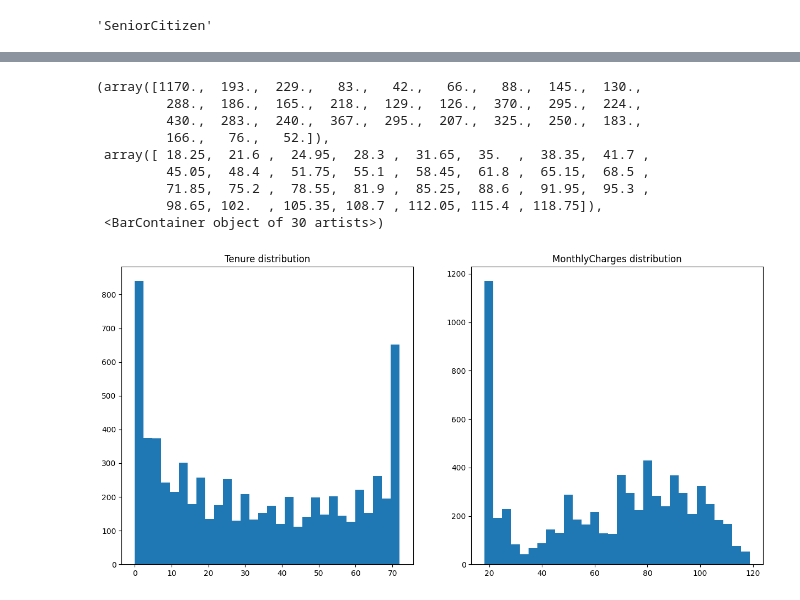
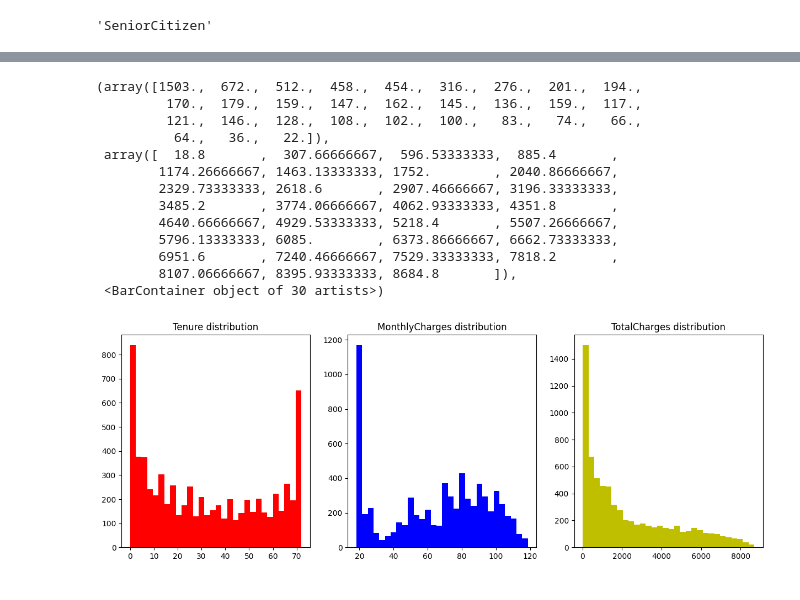
Before and after one commit to cakethehuman/Project-for-linkedin, a Jupyter notebook: Churn/Churn_predict.ipynb, the cells around one changed output, grey strips where cells are left out. Drawn from its saved outputs; the diff is of its cells as text; code cells hidden in the pictures.

```diff
--- a/Churn/Churn_predict.ipynb
+++ b/Churn/Churn_predict.ipynb
@@ -64,6 +64,10 @@ Data columns (total 20 columns):
  19  Churn             7043 non-null   object
 dtypes: float64(1), int64(2), object(17)
 memory usage: 1.1+ MB
+# %%
+df['TotalCharges'] = df['TotalCharges'][ df['TotalCharges'] != ' ']
+# %%
+df['TotalCharges'] = df['TotalCharges'].astype(float)
 # %% [markdown]
 # **2.1 Inspecting for missing values and duplicates**
 ---
@@ -154,23 +158,32 @@ Numeric columns  : ['tenure', 'MonthlyCharges']
 # %%
-plt.figure(figsize=(15,7))
+plt.figure(figsize=(15,5))
 
-plt.subplot(1,2, 1)
+plt.subplot(1,3, 1)
 plt.title("Tenure distribution")
-plt.hist(df[num_cols[0]], bins = 30)
+plt.hist(df[num_cols[0]], bins = 30, color= 'r')
 
 
-plt.subplot(1,2, 2)
+plt.subplot(1,3, 2)
 plt.title('MonthlyCharges distribution')
-plt.hist(df[num_cols[1]], bins = 30)
+plt.hist(df[num_cols[1]], bins = 30, color= 'b')
+
+
+plt.subplot(1,3, 3)
+plt.title('TotalCharges distribution')
+plt.hist(df[num_cols[2]], bins = 30, color= 'y')
 # %% [output]
-(array([1170.,  193.,  229.,   83.,   42.,   66.,   88.,  145.,  130.,
-         288.,  186.,  165.,  218.,  129.,  126.,  370.,  295.,  224.,
-         430.,  283.,  240.,  367.,  295.,  207.,  325.,  250.,  183.,
-         166.,   76.,   52.]),
- array([ 18.25,  21.6 ,  24.95,  28.3 ,  31.65,  35.  ,  38.35,  41.7 ,
-         45.05,  48.4 ,  51.75,  55.1 ,  58.45,  61.8 ,  65.15,  68.5 ,
-         71.85,  75.2 ,  78.55,  81.9 ,  85.25,  88.6 ,  91.95,  95.3 ,
-         98.65, 102.  , 105.35, 108.7 , 112.05, 115.4 , 118.75]),
+(array([1503.,  672.,  512.,  458.,  454.,  316.,  276.,  201.,  194.,
+         170.,  179.,  159.,  147.,  162.,  145.,  136.,  159.,  117.,
+         121.,  146.,  128.,  108.,  102.,  100.,   83.,   74.,   66.,
+          64.,   36.,   22.]),
+ array([  18.8       ,  307.66666667,  596.53333333,  885.4       ,
+        1174.26666667, 1463.13333333, 1752.        , 2040.86666667,
+        2329.73333333, 2618.6       , 2907.46666667, 3196.33333333,
+        3485.2       , 3774.06666667, 4062.93333333, 4351.8       ,
+        4640.66666667, 4929.53333333, 5218.4       , 5507.26666667,
+        5796.13333333, 6085.        , 6373.86666667, 6662.73333333,
+        6951.6       , 7240.46666667, 7529.33333333, 7818.2       ,
+        8107.06666667, 8395.93333333, 8684.8       ]),
  <BarContainer object of 30 artists>)
-[figure, old version]
+[figure, new version]
 # %%
```
Also changed, not shown: parts of 7 cells of this notebook.
